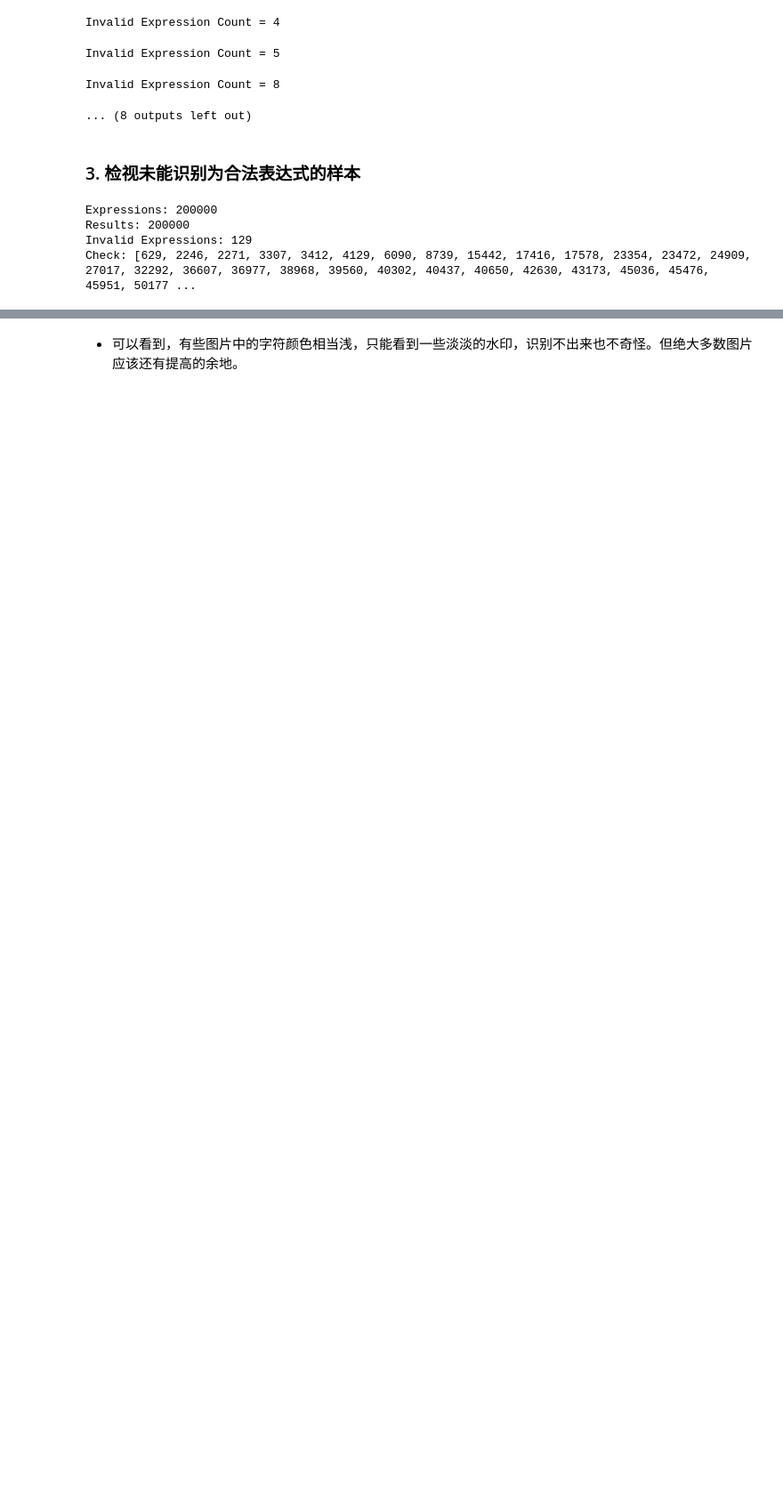
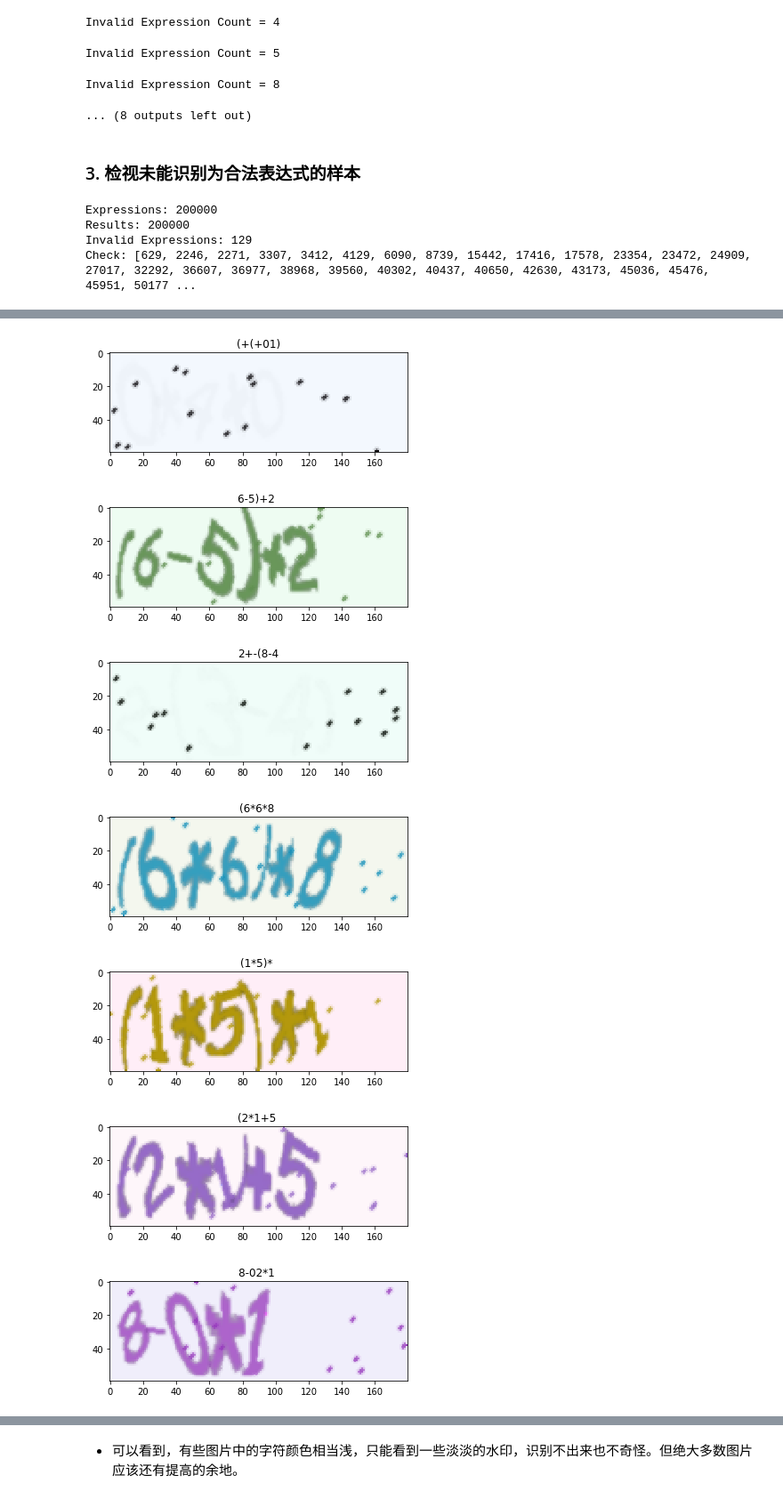
Before and after one commit to mtyylx/ArithmeticContest, a Jupyter notebook: Arithmetic_Prototype_CNN_CTC.ipynb, the cells around one changed output, grey strips where cells are left out. Shown at 89% size. Saved outputs shown, nothing was run; the diff lists cells and outputs as text; code cells hidden in the pictures; blank space fills up the shorter version.

Commit message:
Update Major Source Code, Trained Model in HDFS5, Test Results.

```diff
--- a/Arithmetic_Prototype_CNN_CTC.ipynb
+++ b/Arithmetic_Prototype_CNN_CTC.ipynb
@@ -273,7 +280,7 @@ Accuracy over 10000 samples : 0.9986
 # %%
 # 重新载入模型
 from keras.models import load_model
-base_model.load_weights('20170802@09-25-31_ctc2_10set_10_epoch_99.97_acc.h5')
+base_model.load_weights('20170802@09-25-31_ctc2_10set_10_epoch_99.97_acc_test_129.h5')
 # %% [markdown]
 ### 4. 评估模型性能
 # %%
@@ -685,0 +713,17 @@ Check: [629, 2246, 2271, 3307, 3412, 4129, 6090, 8739, 15442, 17416, 17578, 2335
+# %%
+# err_id = [629, 2246, 2271, 3307, 3412, 4129, 6090, 8739, 15442, 17416, 17578, 23354, 23472, 24909, 27017, 32292, 36607, 36977, 38968, 39560, 40302, 40437, 40650, 42630, 43173, 45036, 45476, 45951, 50177, 50420, 52262, 53804, 54442, 57661, 59634, 63192, 64077, 64866, 64899, 65631, 69932, 71857, 73642, 75255, 75606, 76148, 76333, 77631, 77940, 79048, 79878, 80070, 83089, 83197, 86012, 89047, 89639, 89655, 91934, 93565, 95303, 98483, 102187, 102901, 104573, 108195, 109476, 110926, 113831, 114631, 115334, 117227, 117422, 118579, 118977, 120826, 127500, 127878, 128519, 130028, 132147, 133746, 134777, 137252, 138336, 142660, 144337, 144391, 144772, 145647, 145902, 148485, 149439, 150454, 152054, 154308, 155061, 156747, 157208, 158085, 158378, 160481, 161366, 161974, 162500, 162828, 166891, 169081, 170164, 170305, 172413, 172637, 176011, 176755, 178119, 180241, 180602, 182392, 183693, 184223, 186284, 187691, 189038, 191266, 192277, 192516, 195701, 196316, 198510]
+x = load_validation_dataset(0)
+for i in err_id:
+    if i >= 10000:
+        break
+    plt.imshow(x[i])
+    plt.title(y_all_text[i])
+    plt.show()
+# %% [output]
+[figure, added]
+[figure, added]
+[figure, added]
+[figure, added]
+[figure, added]
+[figure, added]
+[figure, added]
```
Also changed, not shown: parts of 17 cells of this notebook, 9 other files.
